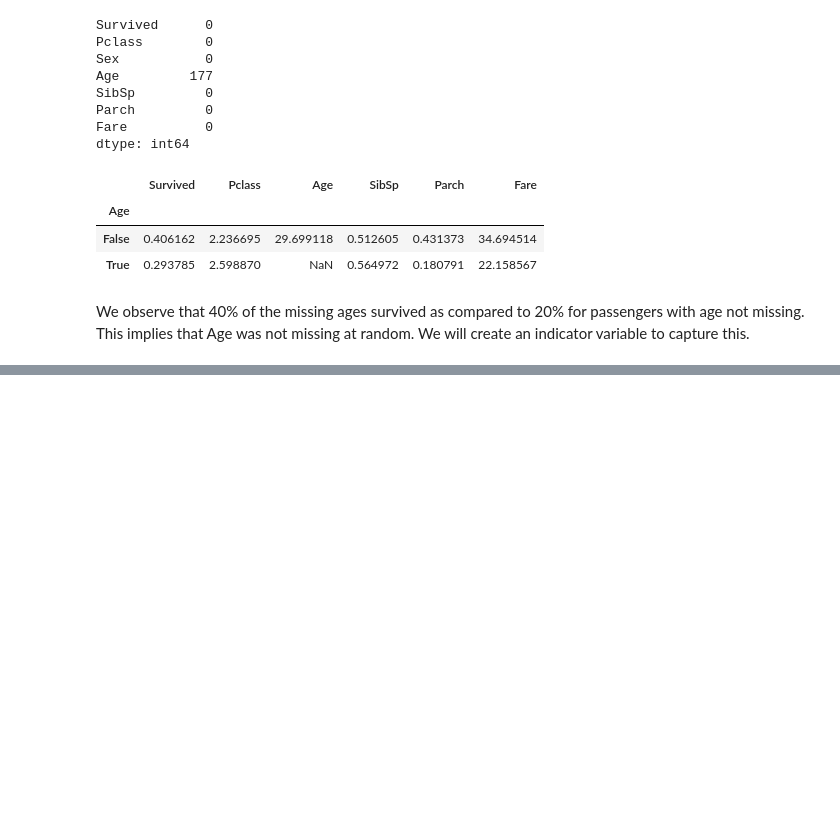
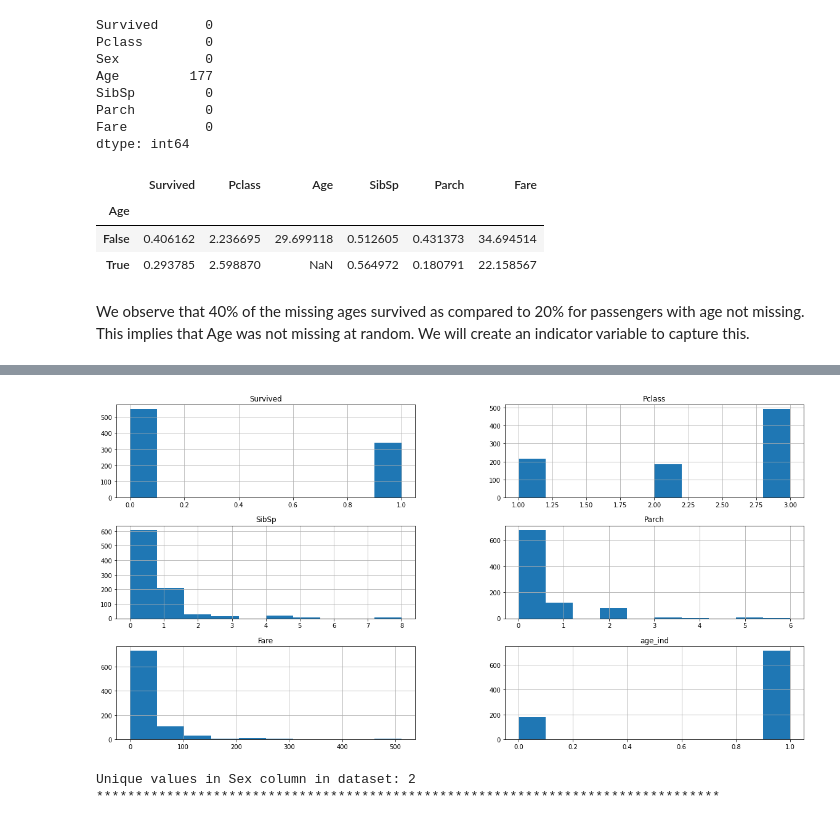
Before and after one commit to obeabi/Assignments, a Jupyter notebook: Main_DecisionTree.ipynb, the cells around one changed output, grey strips where cells are left out. Cells and saved outputs as stored; diff of their text form; code cells hidden in the pictures; blank space fills up the shorter version.

```diff
--- a/Main_DecisionTree.ipynb
+++ b/Main_DecisionTree.ipynb
@@ -143,0 +187,6 @@ titanic.head()
+# %%
+# Visualize histogram of dataset
+titanic.hist(figsize= (20,10), bins= 10)
+plt.show()
+# %% [output]
+[figure, added]
@@ -143,0 +202,9 @@ titanic.head()
+# %%
+# Let us see the cardanilatity of each column for the categorical columns in train and test set
+# Unique value sin each columns
+for cols in category_features:
+    print("Unique values in", cols,  "column in dataset:", titanic[cols].nunique())
+    print("*"*80)
+# %% [output]
+Unique values in Sex column in dataset: 2
+********************************************************************************
```
Also changed, not shown: parts of 23 cells of this notebook.
